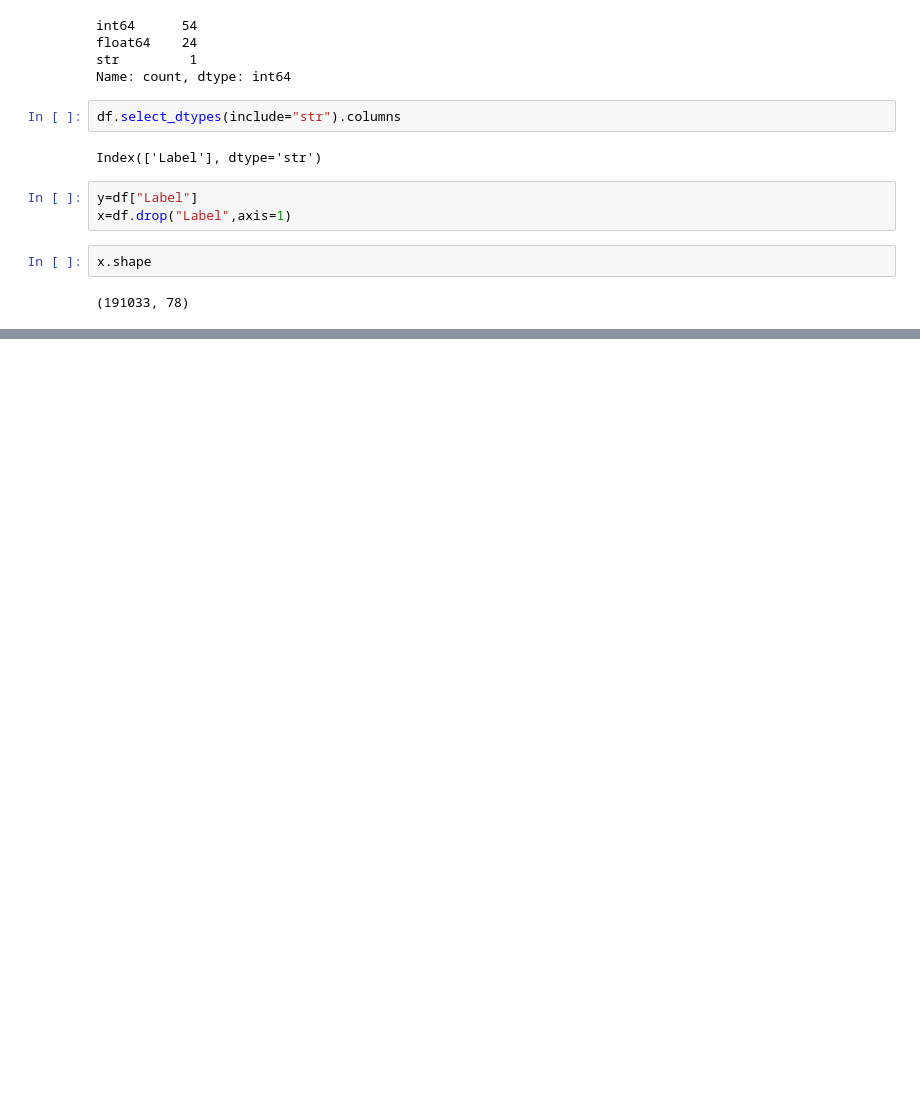
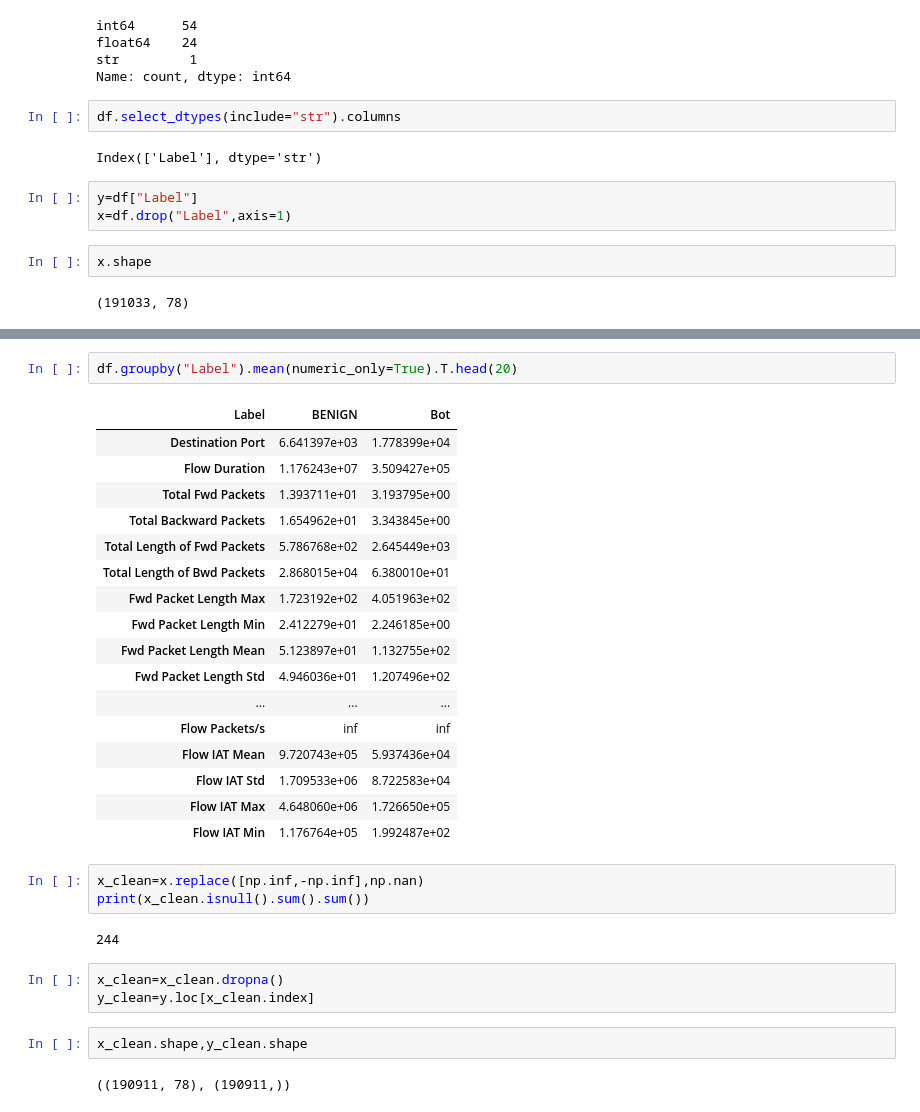
Before and after one commit to AdyashaNayak16/Intelligent-NIDS, a Jupyter notebook: data/cicids2017_analysis.ipynb, the cells around one changed output, grey strips where cells are left out. Drawn from its saved outputs; the diff is of its cells as text; blank space fills up the shorter version.

```diff
--- a/data/cicids2017_analysis.ipynb
+++ b/data/cicids2017_analysis.ipynb
@@ -52,0 +96,32 @@ x.shape
+# %%
+df.groupby("Label").mean(numeric_only=True).T.head(20)
+# %% [output]
+| Label | BENIGN | Bot |
+| Destination Port | 6.641397e+03 | 1.778399e+04 |
+| Flow Duration | 1.176243e+07 | 3.509427e+05 |
+| Total Fwd Packets | 1.393711e+01 | 3.193795e+00 |
+| Total Backward Packets | 1.654962e+01 | 3.343845e+00 |
+| Total Length of Fwd Packets | 5.786768e+02 | 2.645449e+03 |
+| Total Length of Bwd Packets | 2.868015e+04 | 6.380010e+01 |
+| Fwd Packet Length Max | 1.723192e+02 | 4.051963e+02 |
+| Fwd Packet Length Min | 2.412279e+01 | 2.246185e+00 |
+| Fwd Packet Length Mean | 5.123897e+01 | 1.132755e+02 |
+| Fwd Packet Length Std | 4.946036e+01 | 1.207496e+02 |
+| ... | ... | ... |
+| Flow Packets/s | inf | inf |
+| Flow IAT Mean | 9.720743e+05 | 5.937436e+04 |
+| Flow IAT Std | 1.709533e+06 | 8.722583e+04 |
+| Flow IAT Max | 4.648060e+06 | 1.726650e+05 |
+| Flow IAT Min | 1.176764e+05 | 1.992487e+02 |
+# %%
+x_clean=x.replace([np.inf,-np.inf],np.nan)
+print(x_clean.isnull().sum().sum())
+# %% [output]
+244
+# %%
+x_clean=x_clean.dropna()
+y_clean=y.loc[x_clean.index]
+# %%
+x_clean.shape,y_clean.shape
+# %% [output]
+((190911, 78), (190911,))
```
Also changed, not shown: parts of 15 cells of this notebook.
